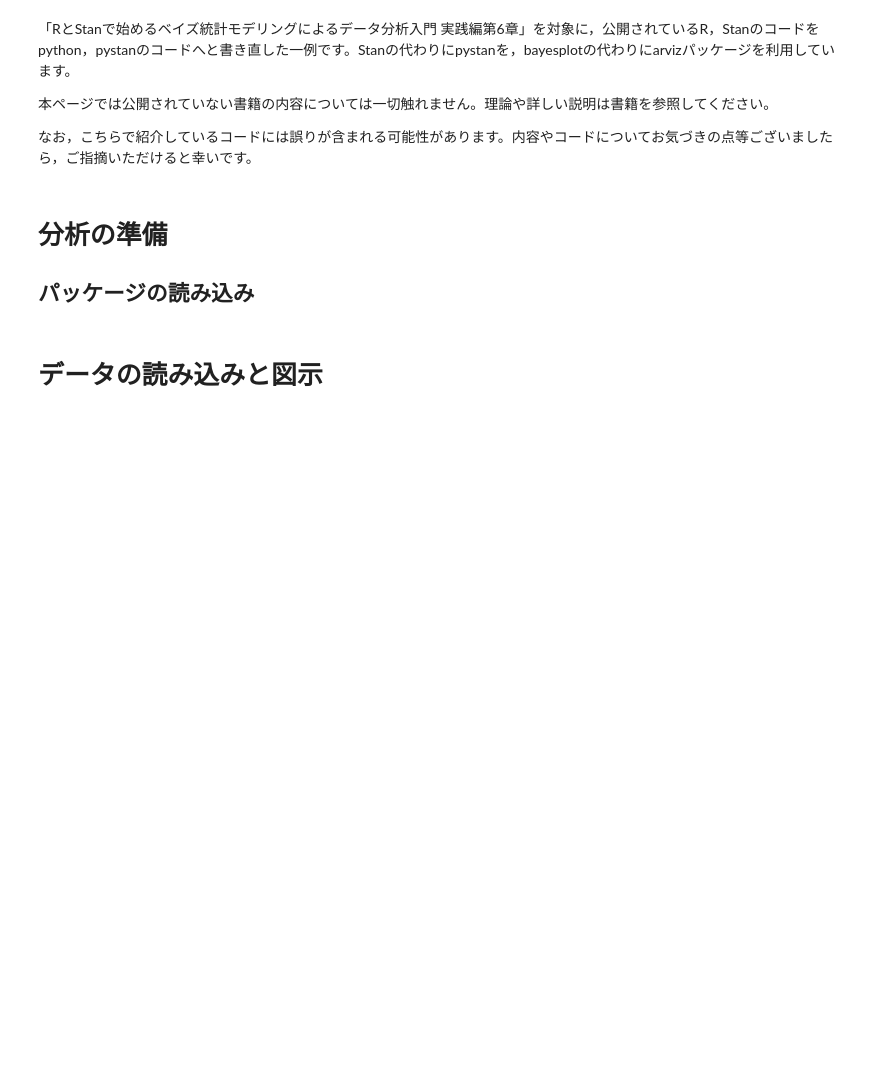
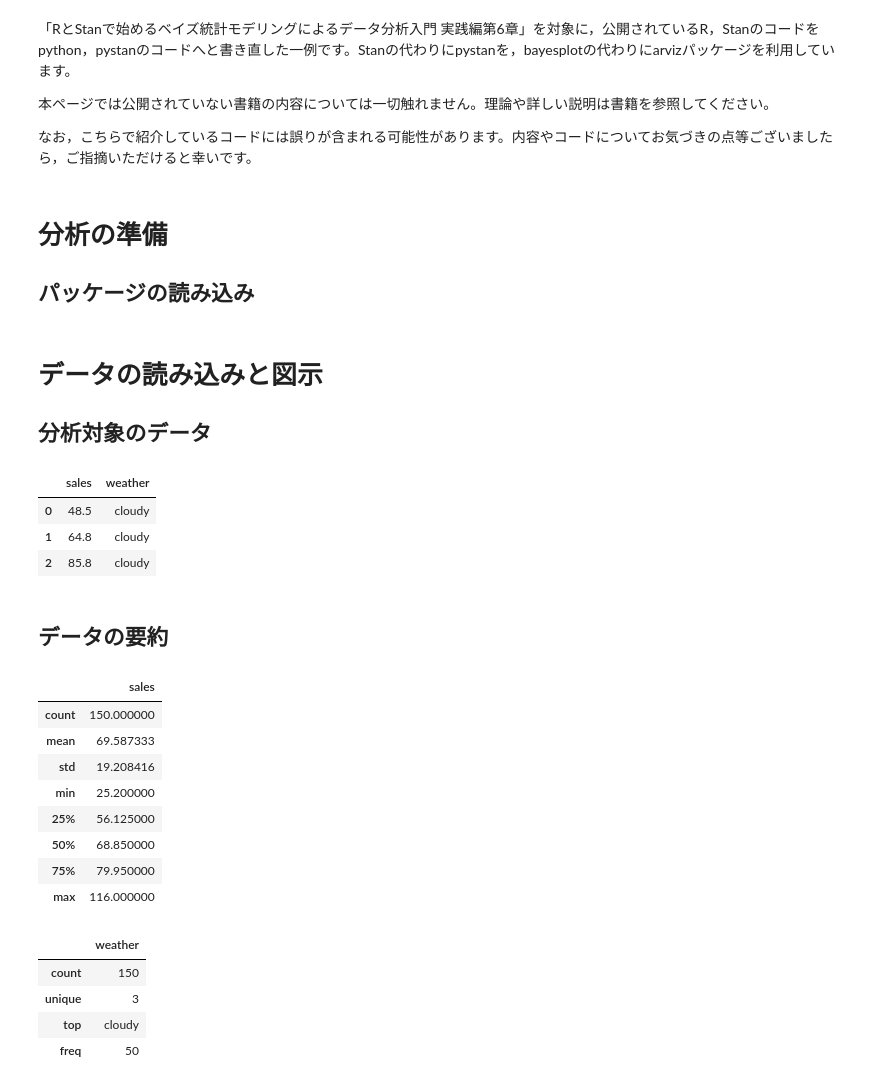
Before and after one commit to Data-Anal-Ojisan/DataAnalOji.hatena.sample, a Jupyter notebook: python_samples/stan/3-6-ダミー変数と分散分析モデル.ipynb, the cells around one changed output. Cells and saved outputs as stored; diff of their text form; code cells hidden in the pictures; blank space fills up the shorter version.

```diff
--- a/python_samples/stan/3-6-ダミー変数と分散分析モデル.ipynb
+++ b/python_samples/stan/3-6-ダミー変数と分散分析モデル.ipynb
@@ -21,2 +22,32 @@ plt.rcParams['font.family'] = 'Meiryo'
 # %% [markdown]
 # データの読み込みと図示
+
+## 分析対象のデータ
+# %%
+sales_weather = pd.read_csv('3-6-1-beer-sales-3.csv')
+sales_weather.head(n=3)
+# %% [output]
+|  | sales | weather |
+| 0 | 48.5 | cloudy |
+| 1 | 64.8 | cloudy |
+| 2 | 85.8 | cloudy |
+# %% [markdown]
+## データの要約
+# %%
+display(sales_weather.describe())
+display(sales_weather.describe(include=object))
+# %% [output]
+|  | sales |
+| count | 150.000000 |
+| mean | 69.587333 |
+| std | 19.208416 |
+| min | 25.200000 |
+| 25% | 56.125000 |
+| 50% | 68.850000 |
+| 75% | 79.950000 |
+| max | 116.000000 |
+|  | weather |
+| count | 150 |
+| unique | 3 |
+| top | cloudy |
+| freq | 50 |
```
Also changed, not shown: parts of 9 cells of this notebook.
